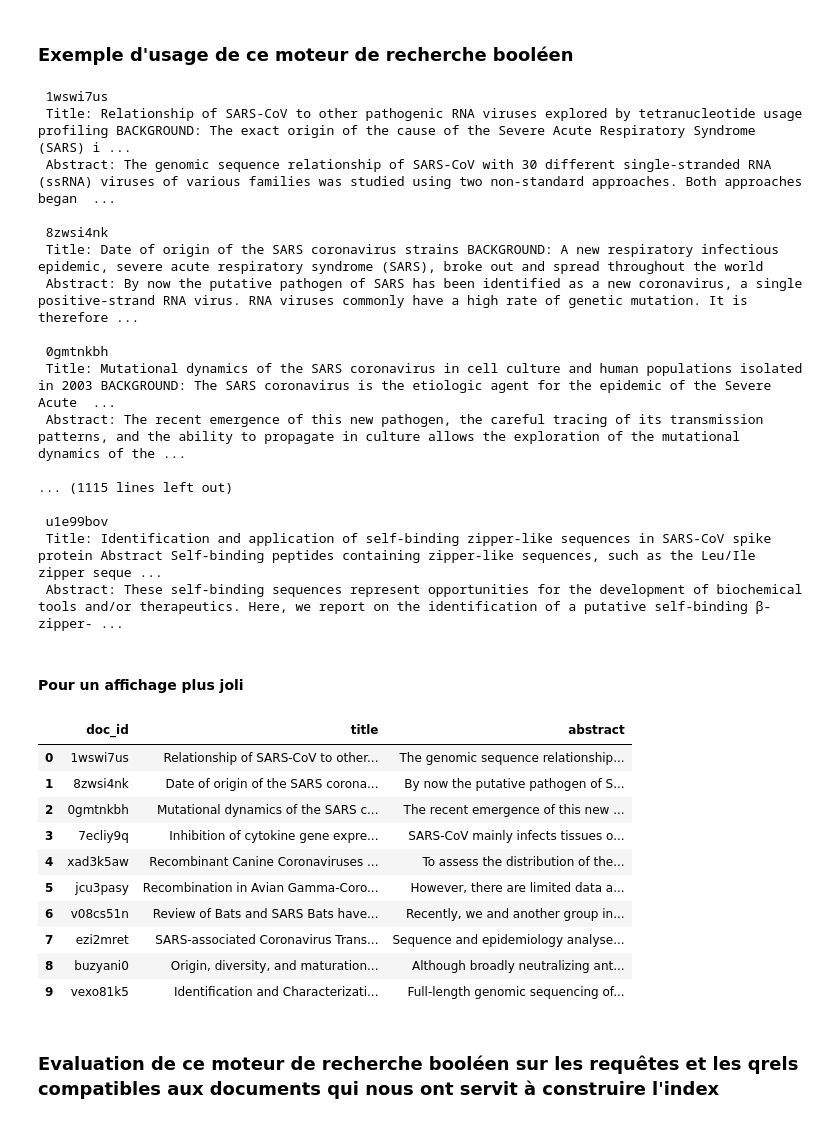
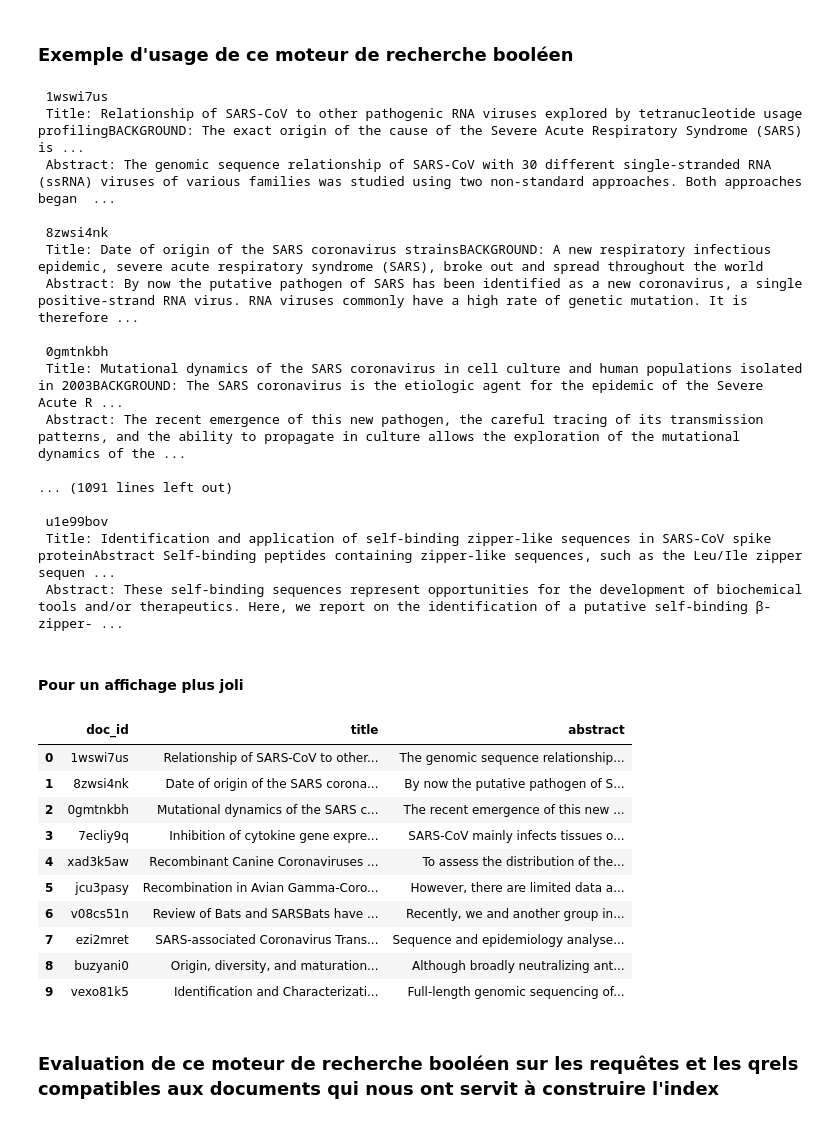
Before and after one commit to rosalie0309/TAL, a Jupyter notebook: round1_v2.ipynb, the cells around one changed output. Saved outputs shown, nothing was run; the diff lists cells and outputs as text; code cells hidden in the pictures.

```diff
--- a/round1_v2.ipynb
+++ b/round1_v2.ipynb
@@ -160,7 +160,7 @@ def clean_text(text):
 documents_df = pd.DataFrame([
     {
         "doc_id": doc.doc_id,
-        "text": (doc.title or "") + " " + (doc.abstract or "")
+        "text": (doc.title or "") + (doc.abstract or "")
     }
     for doc in dataset.docs_iter()
 ])
@@ -303,21 +303,21 @@ for row in results_df:
     print(f" Abstract: {row['abstract'][:300]}...")
 # %% [output]
  1wswi7us
- Title: Relationship of SARS-CoV to other pathogenic RNA viruses explored by tetranucleotide usage profiling BACKGROUND: The exact origin of the cause of the Severe Acute Respiratory Syndrome (SARS) i ...
+ Title: Relationship of SARS-CoV to other pathogenic RNA viruses explored by tetranucleotide usage profilingBACKGROUND: The exact origin of the cause of the Severe Acute Respiratory Syndrome (SARS) is ...
  Abstract: The genomic sequence relationship of SARS-CoV with 30 different single-stranded RNA (ssRNA) viruses of various families was studied using two non-standard approaches. Both approaches began  ...
 
  8zwsi4nk
- Title: Date of origin of the SARS coronavirus strains BACKGROUND: A new respiratory infectious epidemic, severe acute respiratory syndrome (SARS), broke out and spread throughout the world
+ Title: Date of origin of the SARS coronavirus strainsBACKGROUND: A new respiratory infectious epidemic, severe acute respiratory syndrome (SARS), broke out and spread throughout the world
  Abstract: By now the putative pathogen of SARS has been identified as a new coronavirus, a single positive-strand RNA virus. RNA viruses commonly have a high rate of genetic mutation. It is therefore ...
 
  0gmtnkbh
- Title: Mutational dynamics of the SARS coronavirus in cell culture and human populations isolated in 2003 BACKGROUND: The SARS coronavirus is the etiologic agent for the epidemic of the Severe Acute  ...
+ Title: Mutational dynamics of the SARS coronavirus in cell culture and human populations isolated in 2003BACKGROUND: The SARS coronavirus is the etiologic agent for the epidemic of the Severe Acute R ...
  Abstract: The recent emergence of this new pathogen, the careful tracing of its transmission patterns, and the ability to propagate in culture allows the exploration of the mutational dynamics of the ...
 
-... (1115 lines left out)
+... (1091 lines left out)
 
  u1e99bov
- Title: Identification and application of self-binding zipper-like sequences in SARS-CoV spike protein Abstract Self-binding peptides containing zipper-like sequences, such as the Leu/Ile zipper seque ...
+ Title: Identification and application of self-binding zipper-like sequences in SARS-CoV spike proteinAbstract Self-binding peptides containing zipper-like sequences, such as the Leu/Ile zipper sequen ...
  Abstract: These self-binding sequences represent opportunities for the development of biochemical tools and/or therapeutics. Here, we report on the identification of a putative self-binding β-zipper- ...
 # %% [markdown]
 #### Pour un affichage plus joli
@@ -368,18 +368,18 @@ def display_search_results(results_list, query, max_rows=10, show_scores=True):
 
     display(styled_table)
 # %%
-query = "coronavirus origin"
+query = "origin of coronavirus"
 results_df = boolean_search_documents(query, inverted_index, documents_df)
 display_search_results(results_df, query)
 # %% [output]
 |  | doc_id | title | abstract |
 | 0 | 1wswi7us | Relationship of SARS-CoV to other... | The genomic sequence relationship... |
 | 1 | 8zwsi4nk | Date of origin of the SARS corona... | By now the putative pathogen of S... |
 | 2 | 0gmtnkbh | Mutational dynamics of the SARS c... | The recent emergence of this new ... |
 | 3 | 7ecliy9q | Inhibition of cytokine gene expre... | SARS-CoV mainly infects tissues o... |
 | 4 | xad3k5aw | Recombinant Canine Coronaviruses ... | To assess the distribution of the... |
 | 5 | jcu3pasy | Recombination in Avian Gamma-Coro... | However, there are limited data a... |
-| 6 | v08cs51n | Review of Bats and SARS Bats have... | Recently, we and another group in... |
+| 6 | v08cs51n | Review of Bats and SARSBats have ... | Recently, we and another group in... |
 | 7 | ezi2mret | SARS-associated Coronavirus Trans... | Sequence and epidemiology analyse... |
 | 8 | buzyani0 | Origin, diversity, and maturation... | Although broadly neutralizing ant... |
 | 9 | vexo81k5 | Identification and Characterizati... | Full-length genomic sequencing of... |
```
Also changed, not shown: parts of 125 cells of this notebook, 5 other files.
